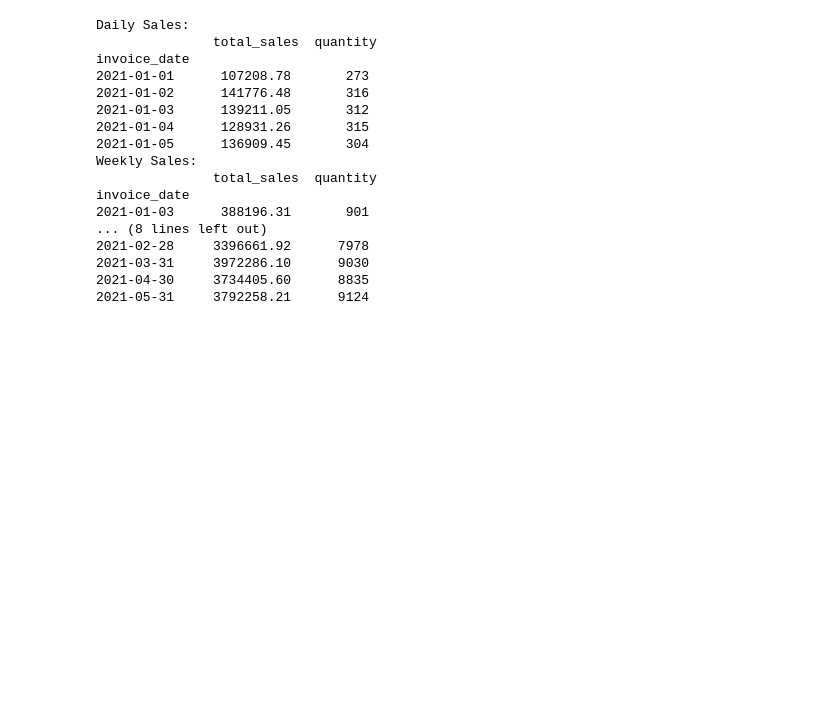
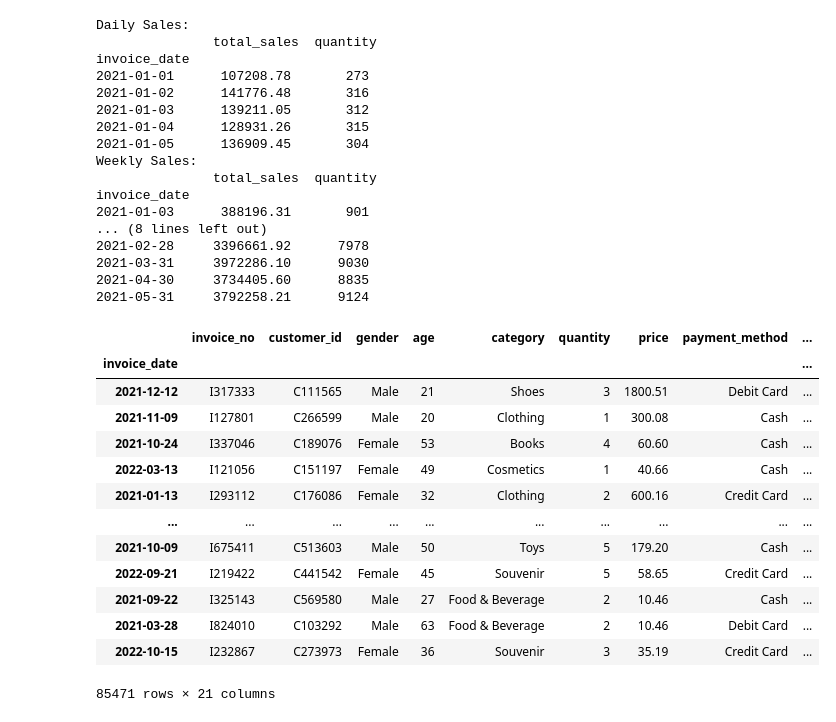
Before and after one commit to ShobhanaVerma07/DM_project, a Jupyter notebook: data_preprocessing.ipynb, the cells around one changed output. Drawn from its saved outputs; the diff is of its cells as text; code cells hidden in the pictures; blank space fills up the shorter version.

```diff
--- a/data_preprocessing.ipynb
+++ b/data_preprocessing.ipynb
@@ -380,3 +380,20 @@ invoice_date
 2021-03-31     3972286.10      9030
 2021-04-30     3734405.60      8835
 2021-05-31     3792258.21      9124
+# %%
+df
+# %% [output]
+|  | invoice_no | customer_id | gender | age | category | quantity | price | payment_method | ... |
+| invoice_date |  |  |  |  |  |  |  |  | ... |
+| 2021-12-12 | I317333 | C111565 | Male | 21 | Shoes | 3 | 1800.51 | Debit Card | ... |
+| 2021-11-09 | I127801 | C266599 | Male | 20 | Clothing | 1 | 300.08 | Cash | ... |
+| 2021-10-24 | I337046 | C189076 | Female | 53 | Books | 4 | 60.60 | Cash | ... |
+| 2022-03-13 | I121056 | C151197 | Female | 49 | Cosmetics | 1 | 40.66 | Cash | ... |
+| 2021-01-13 | I293112 | C176086 | Female | 32 | Clothing | 2 | 600.16 | Credit Card | ... |
+| ... | ... | ... | ... | ... | ... | ... | ... | ... | ... |
+| 2021-10-09 | I675411 | C513603 | Male | 50 | Toys | 5 | 179.20 | Cash | ... |
+| 2022-09-21 | I219422 | C441542 | Female | 45 | Souvenir | 5 | 58.65 | Credit Card | ... |
+| 2021-09-22 | I325143 | C569580 | Male | 27 | Food & Beverage | 2 | 10.46 | Cash | ... |
+| 2021-03-28 | I824010 | C103292 | Male | 63 | Food & Beverage | 2 | 10.46 | Debit Card | ... |
+| 2022-10-15 | I232867 | C273973 | Female | 36 | Souvenir | 3 | 35.19 | Credit Card | ... |
+85471 rows × 21 columns
```
Also changed, not shown: parts of 1 cell of this notebook, 3 other files.
